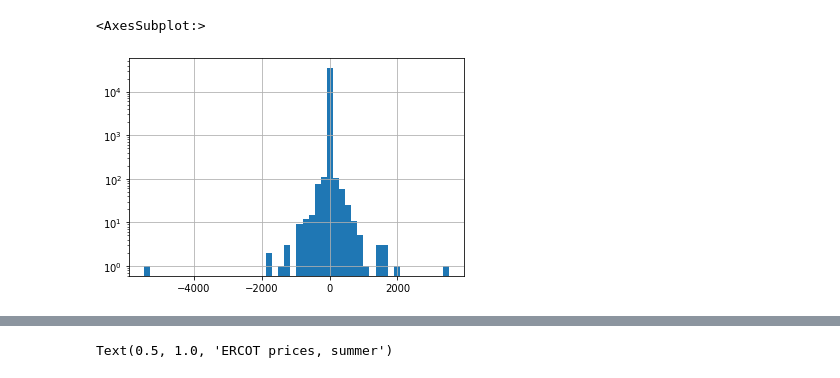
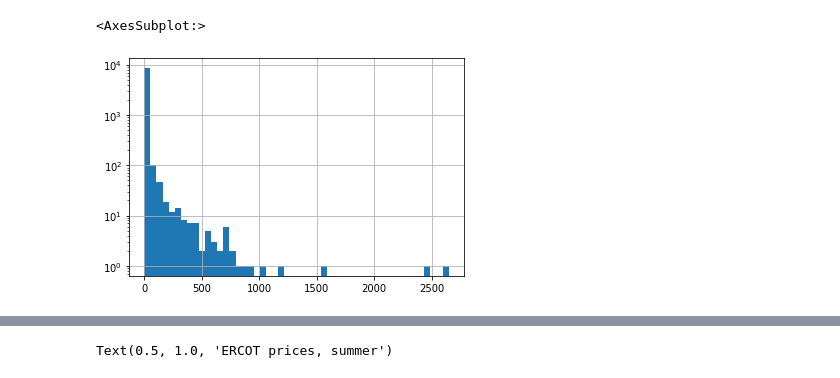
Before and after one commit to dshen109/6-484-proj, a Jupyter notebook: scripts/price-and-weather-comparison.ipynb, the cells around one changed output, grey strips where cells are left out. Drawn from its saved outputs; the diff is of its cells as text; code cells hidden in the pictures.

```diff
--- a/scripts/price-and-weather-comparison.ipynb
+++ b/scripts/price-and-weather-comparison.ipynb
@@ -21,10 +23,11 @@ prices_2018['Settlement Point Price Next'] = prices_2018['Settlement Point Price
 prices_2018['Settlement Point Price Next'].ffill(inplace=True)
 diff = prices_2018['Settlement Point Price Next'] - prices_2018['Settlement Point Price']
 prices_2018['pct_change'] = diff / prices_2018['Settlement Point Price'].abs()
+prices_2018['pct_change'].replace([np.inf, -np.inf], np.nan, inplace=True)
 prices_2018['diff'] = diff
 # %%
-prices_2018['diff'].hist(bins=50, log=True)
+prices_2018['diff'].abs().hist(bins=50, log=True)
 # plt.xscale('log')
 # %% [output]
 <AxesSubplot:>
-[figure, old version]
+[figure, new version]
```
Also changed, not shown: parts of 6 cells of this notebook, 4 other files.
